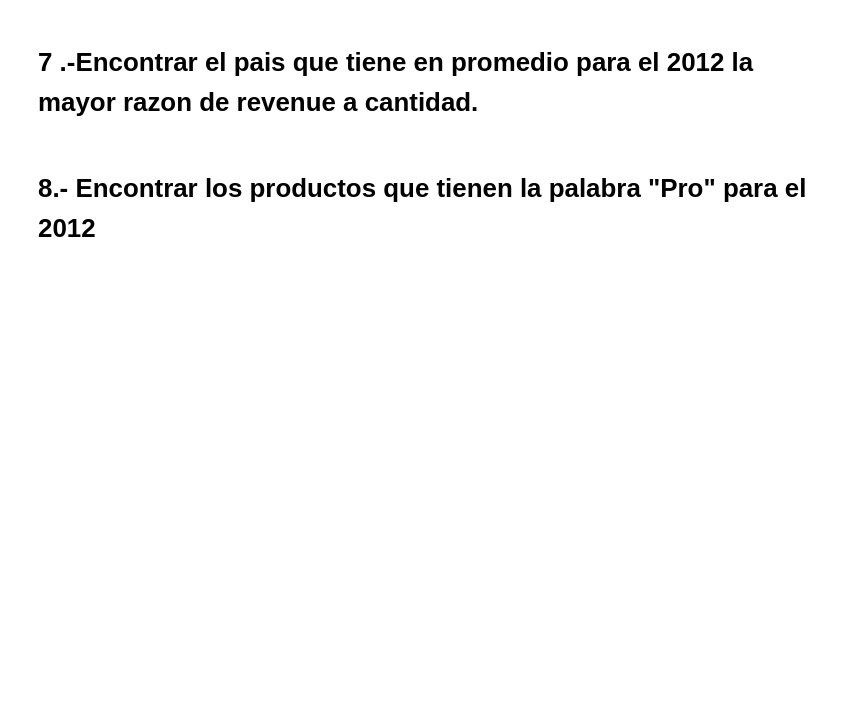
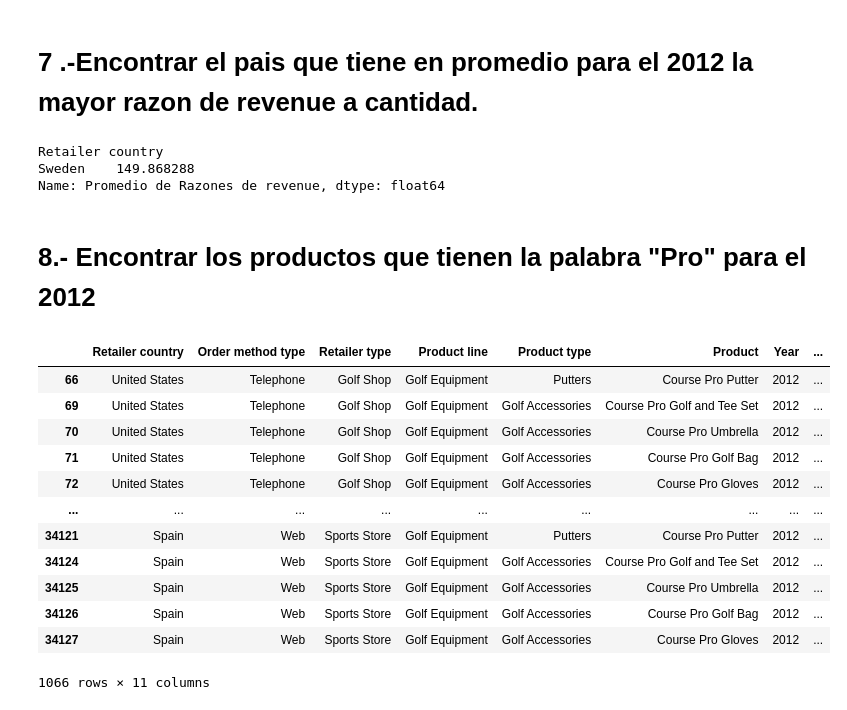
Before and after one commit to PyarmandoCode/Python_Avanzado, a Jupyter notebook: Datos/Python-Avanzado.ipynb, the cells around one changed output. Cells and saved outputs as stored; diff of their text form; code cells hidden in the pictures; blank space fills up the shorter version.

```diff
--- a/Datos/Python-Avanzado.ipynb
+++ b/Datos/Python-Avanzado.ipynb
@@ -589,4 +690,35 @@ ventas = pd.read_csv("https://raw.githubusercontent.com/pandolf99/Ejercicios_cie
 # %% [markdown]
 # 7 .-Encontrar el pais que tiene en promedio para el 2012 la mayor razon de revenue a cantidad.
+# %%
+#Creado un Dataframe con el Año 2012
+df1= ventas[ventas["Year"]==2012]
+df1
+#Crear una nueva columna con las razones revenue a cantidad
+df1=df1.assign(razon=df1["Revenue"]/df1["Quantity"])
+#Crear una serie con las razones como data y los paises como indices
+s1= pd.Series(index=df1["Retailer country"],data=df1["razon"].values,name="Promedio de Razones de revenue")
+s1=s1.groupby(by="Retailer country").mean()
+s1.sort_values(inplace=True,ascending=False)
+s1[[0]]
+# %% [output]
+Retailer country
+Sweden    149.868288
+Name: Promedio de Razones de revenue, dtype: float64
 # %% [markdown]
 # 8.- Encontrar los productos que tienen la palabra "Pro" para el 2012
+# %%
+ventas[(ventas["Year"] ==2012) & ventas["Product"].str.contains("Pro")]
+# %% [output]
+|  | Retailer country | Order method type | Retailer type | Product line | Product type | Product | Year | ... |
+| 66 | United States | Telephone | Golf Shop | Golf Equipment | Putters | Course Pro Putter | 2012 | ... |
+| 69 | United States | Telephone | Golf Shop | Golf Equipment | Golf Accessories | Course Pro Golf and Tee Set | 2012 | ... |
+| 70 | United States | Telephone | Golf Shop | Golf Equipment | Golf Accessories | Course Pro Umbrella | 2012 | ... |
+| 71 | United States | Telephone | Golf Shop | Golf Equipment | Golf Accessories | Course Pro Golf Bag | 2012 | ... |
+| 72 | United States | Telephone | Golf Shop | Golf Equipment | Golf Accessories | Course Pro Gloves | 2012 | ... |
+| ... | ... | ... | ... | ... | ... | ... | ... | ... |
+| 34121 | Spain | Web | Sports Store | Golf Equipment | Putters | Course Pro Putter | 2012 | ... |
+| 34124 | Spain | Web | Sports Store | Golf Equipment | Golf Accessories | Course Pro Golf and Tee Set | 2012 | ... |
+| 34125 | Spain | Web | Sports Store | Golf Equipment | Golf Accessories | Course Pro Umbrella | 2012 | ... |
+| 34126 | Spain | Web | Sports Store | Golf Equipment | Golf Accessories | Course Pro Golf Bag | 2012 | ... |
+| 34127 | Spain | Web | Sports Store | Golf Equipment | Golf Accessories | Course Pro Gloves | 2012 | ... |
+1066 rows × 11 columns
```
Also changed, not shown: parts of 6 cells of this notebook.
